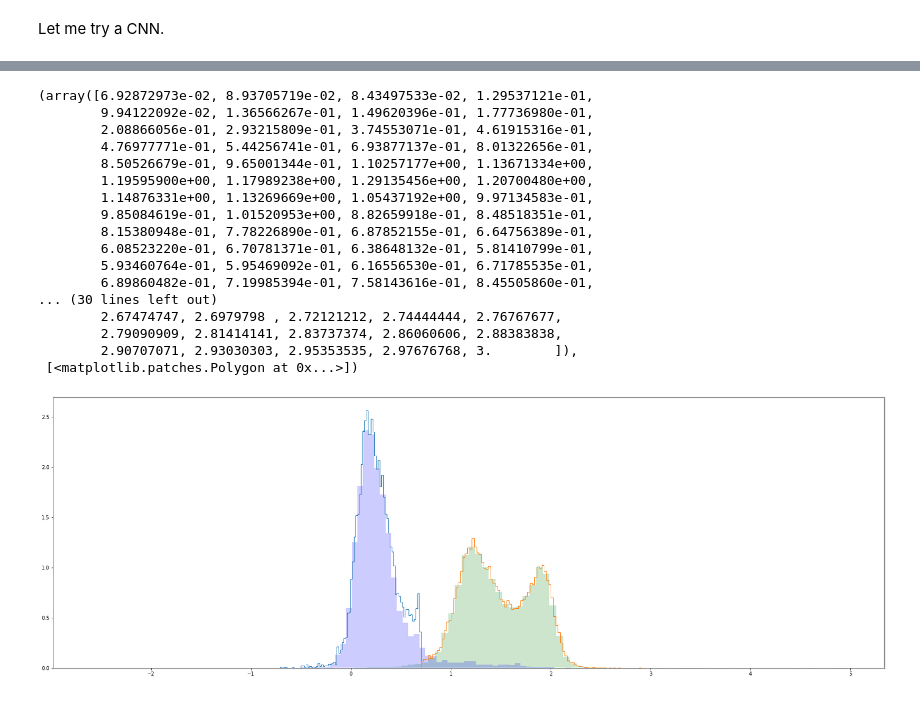
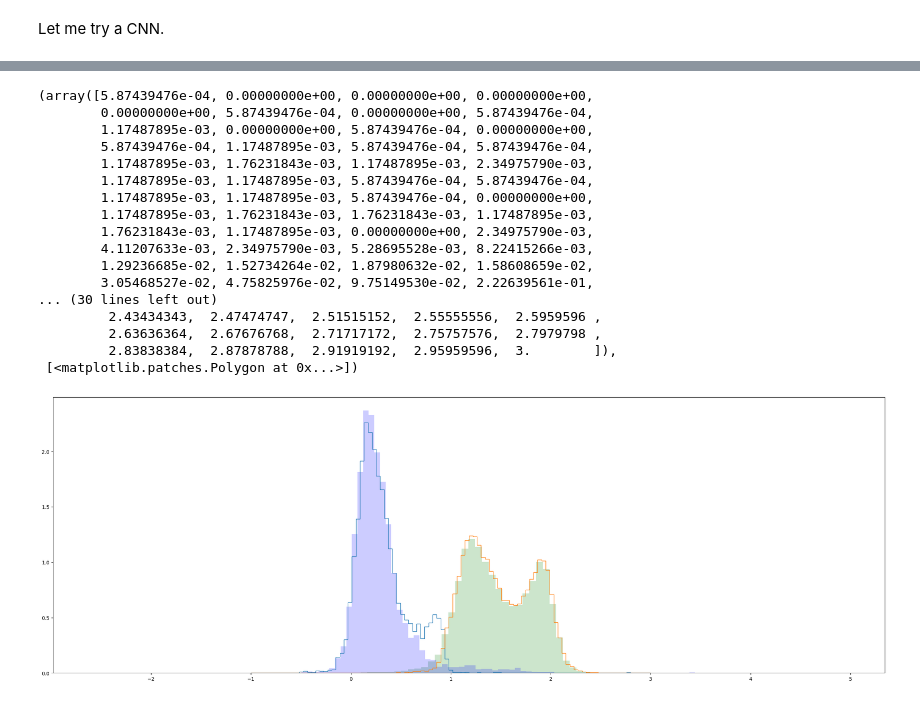
Before and after one commit to Fedasto/astrostatistics_bicocca_2022, a Jupyter notebook: working/Deep_qso.ipynb, the cells around one changed output, grey strips where cells are left out. Cells and saved outputs as stored; diff of their text form; code cells hidden in the pictures.

```diff
--- a/working/Deep_qso.ipynb
+++ b/working/Deep_qso.ipynb
@@ -44,7 +52,7 @@ clas=[]
 z1=[]
 zerr=[]
 
-with open('/Users/federicoastori/Desktop/ilovegit/WORK_22/galaxyquasar.csv', mode='r') as csv_file:
+with open('solutions/galaxyquasar.csv', mode='r') as csv_file:
     csv_reader = csv.DictReader(csv_file)
     line_count = 0
     for row in csv_reader:
@@ -257,7 +265,7 @@ model = keras.models.Sequential([
     keras.layers.Dropout(0.5),
     keras.layers.Dense(units=64, activation='relu'),
     keras.layers.Dropout(0.5),
-    keras.layers.Dense(units=2, activation='softmax'),
+    keras.layers.Dense(units=2, activation='sigmoid'), #sigmoid -> binary classification softmax multylabels
 ])
 
 print(model.summary())
@@ -336,35 +363,36 @@ contamination 0.07656504538049802
 # %%
 # plot predictions
 
 X=np.array([u_g,g_r,r_i,i_z]).T
 X=X[:, :, np.newaxis, np.newaxis]
 y_proba_full = model.predict(X)[:,1]
+y_pred = np.where(y_proba_full>0.2 ,0,1)
 
-y_pred_full = np.argmax(model.predict(X), axis=-1)
+#y_pred_full = (model.predict(X)[:,1] > 0.5).astype('int32') #np.argmax(model.predict(X), axis=-1)
 
 plt.figure(figsize=(30,10))
 plt.hist(u_g[y==0],density=True, histtype='stepfilled',alpha=0.2, bins=100, color='green')
 plt.hist(u_g[y==1],density=True, histtype='stepfilled',alpha=0.2, bins=100,color='blue')
 #plt.hist(u_g[y_pred_full==0],density=True, histtype='step', bins=100, color='yellow')
 #plt.hist(u_g[y_pred_full==1],density=True, histtype='step', bins=100,color='C0') #QSO
-plt.hist(u_g[y_proba_full<=0.5], bins=np.linspace(-1,0.7,100), density=True,histtype='step')
-plt.hist(u_g[y_proba_full<=0.5], bins=np.linspace(0.7,3,100), density=True,histtype='step')
+plt.hist(u_g[y_pred==1], bins=np.linspace(-1,3,100),density=True,histtype='step')
+plt.hist(u_g[y_pred==0], bins=np.linspace(-1,3,100), density=True,histtype='step')
 # %% [output]
-(array([6.92872973e-02, 8.93705719e-02, 8.43497533e-02, 1.29537121e-01,
-        9.94122092e-02, 1.36566267e-01, 1.49620396e-01, 1.77736980e-01,
-        2.08866056e-01, 2.93215809e-01, 3.74553071e-01, 4.61915316e-01,
-        4.76977771e-01, 5.44256741e-01, 6.93877137e-01, 8.01322656e-01,
-        8.50526679e-01, 9.65001344e-01, 1.10257177e+00, 1.13671334e+00,
-        1.19595900e+00, 1.17989238e+00, 1.29135456e+00, 1.20700480e+00,
-        1.14876331e+00, 1.13269669e+00, 1.05437192e+00, 9.97134583e-01,
-        9.85084619e-01, 1.01520953e+00, 8.82659918e-01, 8.48518351e-01,
-        8.15380948e-01, 7.78226890e-01, 6.87852155e-01, 6.64756389e-01,
-        6.08523220e-01, 6.70781371e-01, 6.38648132e-01, 5.81410799e-01,
-        5.93460764e-01, 5.95469092e-01, 6.16556530e-01, 6.71785535e-01,
-        6.89860482e-01, 7.19985394e-01, 7.58143616e-01, 8.45505860e-01,
+(array([5.87439476e-04, 0.00000000e+00, 0.00000000e+00, 0.00000000e+00,
+        0.00000000e+00, 5.87439476e-04, 0.00000000e+00, 5.87439476e-04,
+        1.17487895e-03, 0.00000000e+00, 5.87439476e-04, 0.00000000e+00,
+        5.87439476e-04, 1.17487895e-03, 5.87439476e-04, 5.87439476e-04,
+        1.17487895e-03, 1.76231843e-03, 1.17487895e-03, 2.34975790e-03,
+        1.17487895e-03, 1.17487895e-03, 5.87439476e-04, 5.87439476e-04,
+        1.17487895e-03, 1.17487895e-03, 5.87439476e-04, 0.00000000e+00,
+        1.17487895e-03, 1.76231843e-03, 1.76231843e-03, 1.17487895e-03,
+        1.76231843e-03, 1.17487895e-03, 0.00000000e+00, 2.34975790e-03,
+        4.11207633e-03, 2.34975790e-03, 5.28695528e-03, 8.22415266e-03,
+        1.29236685e-02, 1.52734264e-02, 1.87980632e-02, 1.58608659e-02,
+        3.05468527e-02, 4.75825976e-02, 9.75149530e-02, 2.22639561e-01,
 ... (30 lines left out)
-        2.67474747, 2.6979798 , 2.72121212, 2.74444444, 2.76767677,
-        2.79090909, 2.81414141, 2.83737374, 2.86060606, 2.88383838,
-        2.90707071, 2.93030303, 2.95353535, 2.97676768, 3.        ]),
+         2.43434343,  2.47474747,  2.51515152,  2.55555556,  2.5959596 ,
+         2.63636364,  2.67676768,  2.71717172,  2.75757576,  2.7979798 ,
+         2.83838384,  2.87878788,  2.91919192,  2.95959596,  3.        ]),
  [<matplotlib.patches.Polygon at 0x...>])
-[figure, old version]
+[figure, new version]
```
Also changed, not shown: parts of 11 cells of this notebook.
